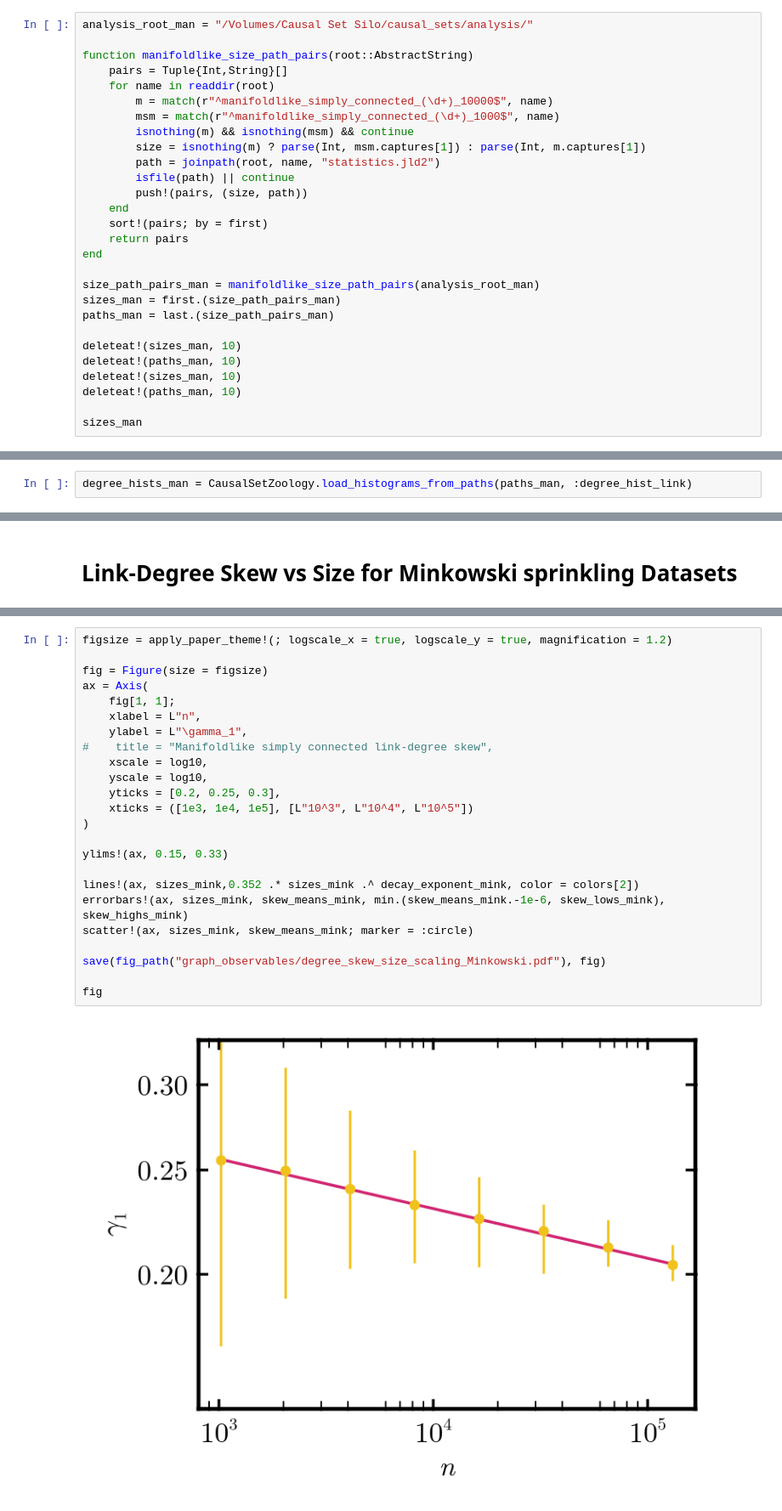
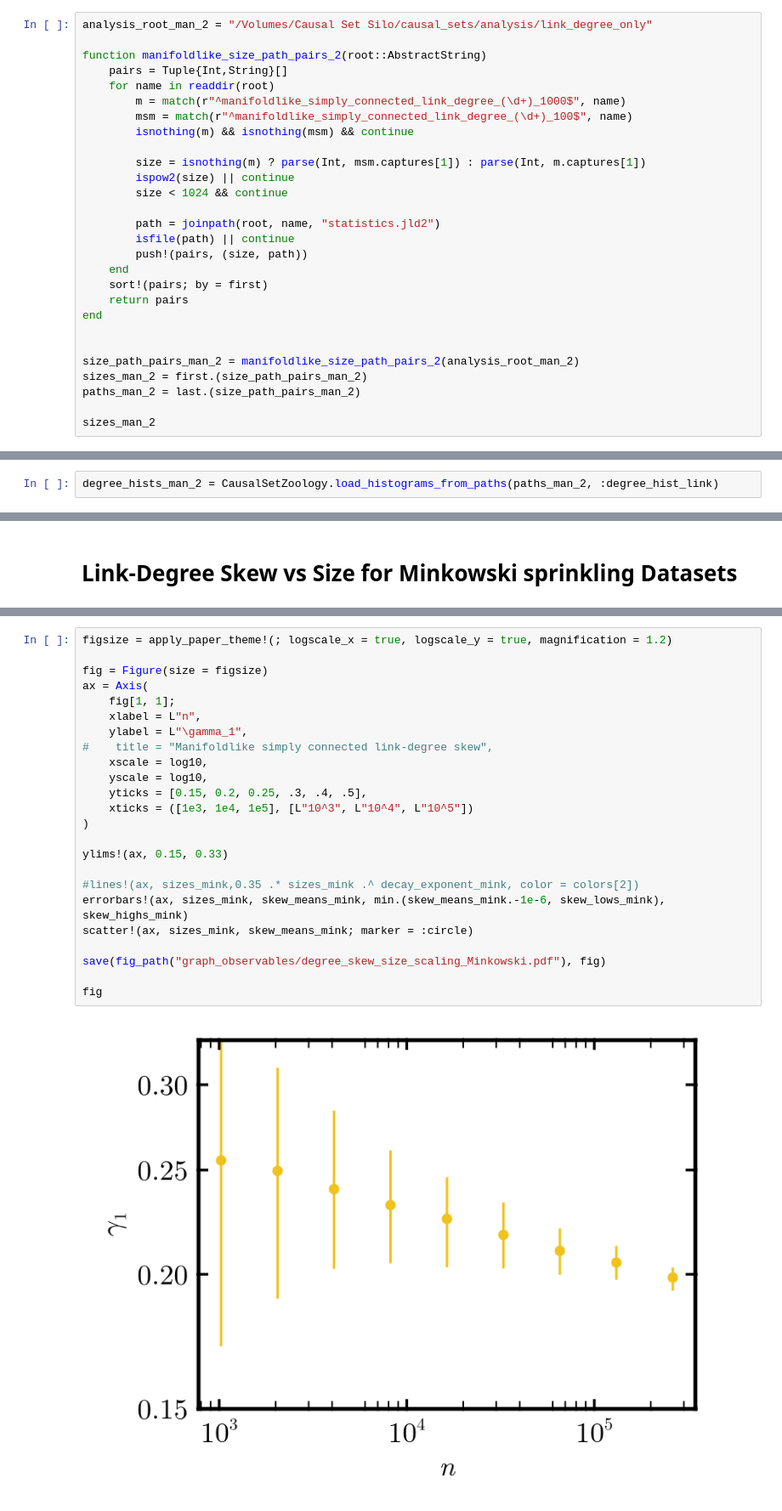
Before and after one commit to causal-wagner/CausalSetZoology, a Jupyter notebook: analysis/degree_sizes.ipynb, the cells around one changed output, grey strips where cells are left out. Shown at 85% size. Saved outputs shown, nothing was run; the diff lists cells and outputs as text.

```diff
--- a/analysis/degree_sizes.ipynb
+++ b/analysis/degree_sizes.ipynb
@@ -46,15 +43,19 @@ This notebook loads all available `manifoldlike_simply_connected_<size>_10000` s
 computes the skew of the link-degree distribution for each sample, aggregates those skews with
 `aggregate_hist_moment`, and plots the mean skew with asymmetric error bars as a function of size.
 # %%
-analysis_root_man = "/Volumes/Causal Set Silo/causal_sets/analysis/"
+analysis_root_man_2 = "/Volumes/Causal Set Silo/causal_sets/analysis/link_degree_only"
 
-function manifoldlike_size_path_pairs(root::AbstractString)
+function manifoldlike_size_path_pairs_2(root::AbstractString)
     pairs = Tuple{Int,String}[]
     for name in readdir(root)
-        m = match(r"^manifoldlike_simply_connected_(\d+)_10000$", name)
-        msm = match(r"^manifoldlike_simply_connected_(\d+)_1000$", name)
+        m = match(r"^manifoldlike_simply_connected_link_degree_(\d+)_1000$", name)
+        msm = match(r"^manifoldlike_simply_connected_link_degree_(\d+)_100$", name)
         isnothing(m) && isnothing(msm) && continue
+
         size = isnothing(m) ? parse(Int, msm.captures[1]) : parse(Int, m.captures[1])
+        ispow2(size) || continue
+        size < 1024 && continue
+
         path = joinpath(root, name, "statistics.jld2")
         isfile(path) || continue
         push!(pairs, (size, path))
@@ -63,14 +64,10 @@ function manifoldlike_size_path_pairs(root::AbstractString)
     return pairs
 end
 
-size_path_pairs_man = manifoldlike_size_path_pairs(analysis_root_man)
-sizes_man = first.(size_path_pairs_man)
-paths_man = last.(size_path_pairs_man)
 
-deleteat!(sizes_man, 10)
-deleteat!(paths_man, 10)
-deleteat!(sizes_man, 10)
-deleteat!(paths_man, 10)
+size_path_pairs_man_2 = manifoldlike_size_path_pairs_2(analysis_root_man_2)
+sizes_man_2 = first.(size_path_pairs_man_2)
+paths_man_2 = last.(size_path_pairs_man_2)
 
-sizes_man
+sizes_man_2
 # %% [output]
@@ -89,3 +82,3 @@ sizes_man
 # %%
-degree_hists_man = CausalSetZoology.load_histograms_from_paths(paths_man, :degree_hist_link)
+degree_hists_man_2 = CausalSetZoology.load_histograms_from_paths(paths_man_2, :degree_hist_link)
 # %% [output]
@@ -254,29 +246,29 @@ decay_exponent_mink = (log(skew_means_mink[end]) - log(skew_means_mink[1])) / (l
 # %%
 figsize = apply_paper_theme!(; logscale_x = true, logscale_y = true, magnification = 1.2)
 
 fig = Figure(size = figsize)
 ax = Axis(
     fig[1, 1];
     xlabel = L"n",
     ylabel = L"\gamma_1",
 #    title = "Manifoldlike simply connected link-degree skew",
     xscale = log10,
     yscale = log10,
-    yticks = [0.2, 0.25, 0.3],
+    yticks = [0.15, 0.2, 0.25, .3, .4, .5],
     xticks = ([1e3, 1e4, 1e5], [L"10^3", L"10^4", L"10^5"])
 )
 
 ylims!(ax, 0.15, 0.33)
 
-lines!(ax, sizes_mink,0.352 .* sizes_mink .^ decay_exponent_mink, color = colors[2])
+#lines!(ax, sizes_mink,0.35 .* sizes_mink .^ decay_exponent_mink, color = colors[2])
 errorbars!(ax, sizes_mink, skew_means_mink, min.(skew_means_mink.-1e-6, skew_lows_mink), skew_highs_mink)
 scatter!(ax, sizes_mink, skew_means_mink; marker = :circle)
 
 save(fig_path("graph_observables/degree_skew_size_scaling_Minkowski.pdf"), fig)
 
 fig
 # %% [output]
-[figure, old version]
+[figure, new version]
 # %%
 figsize = apply_paper_theme!(; logscale_x = true, logscale_y = true, magnification = 1.2)
 
```
Also changed, not shown: parts of 13 cells of this notebook.
